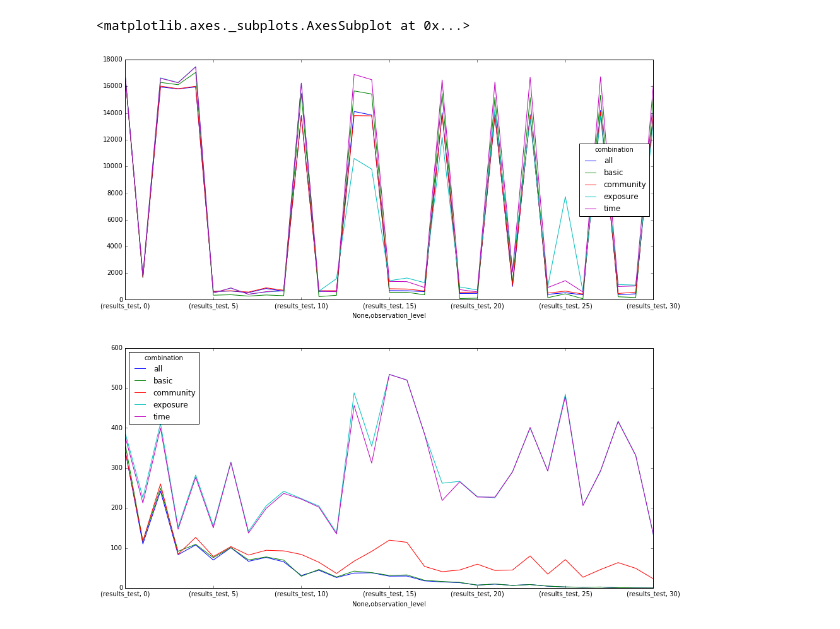
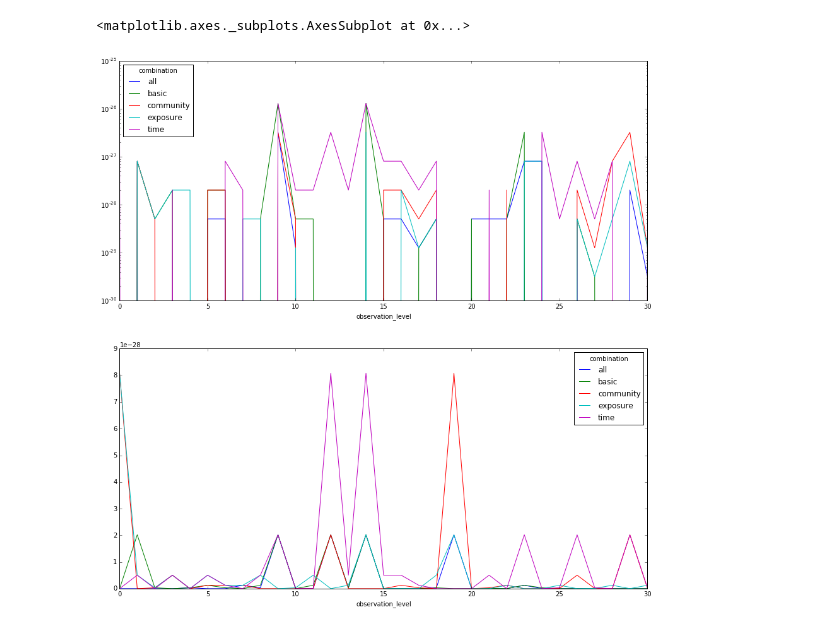
Before and after one commit to danjamker/DiffusionSimulation, a Jupyter notebook: notebook/Regression Visulisation.ipynb, the cells around one changed output. Saved outputs shown, nothing was run; the diff lists cells and outputs as text; code cells hidden in the pictures.

```diff
--- a/notebook/Regression Visulisation.ipynb
+++ b/notebook/Regression Visulisation.ipynb
@@ -15,7 +15,8 @@ from pprint import pprint
 
 tmp_list = []
 # with open('/Users/danielkershaw/PycharmProjects/DiffusionSimulation/output/lr-test/part-00000') as data_file:
-with open('/Users/danielkershaw/Downloads/lr-reddit-comment-time') as data_file:
+# with open('/Users/danielkershaw/Downloads/lr-reddit-comment-time-mean') as data_file:
+with open('/Users/danielkershaw/Downloads/lr-twitter-geo-time-mean') as data_file:
     for l in data_file:
         data = json.loads(l)
         tmp_list.append(data)
@@ -32,4 +33,9 @@ df.head()
 # %%
-dft = df.drop('results_train', 1).set_index(['target','combination','observation_level'])
+dft = df.drop('result_mean', 1).set_index(['target','combination','observation_level']).unstack()
+dft.columns = dft.columns.droplevel()
+
+dft_error = df.drop('results_var', 1).set_index(['target','combination','observation_level']).unstack()
+dft_error.columns = dft_error.columns.droplevel()
+
 # dft.sortlevel(level=1).plot(legend=False)
 # %%
@@ -57,7 +70,7 @@ dft.unstack().T
 # %%
 f, a = plt.subplots(2,1,figsize=(15,15))
-dft.unstack().T.xs('activation_target', axis=1).plot(ax=a[0])
-dft.unstack().T.xs('user_target', axis=1).plot(ax=a[1])
+dft.T.xs('activation_target', axis=1).plot(ax=a[0], logy=True)
+dft.T.xs('user_target', axis=1).plot(ax=a[1])
 # %% [output]
 <matplotlib.axes._subplots.AxesSubplot at 0x...>
-[figure, old version]
+[figure, new version]
```
Also changed, not shown: parts of 4 cells of this notebook, 3 other files.
